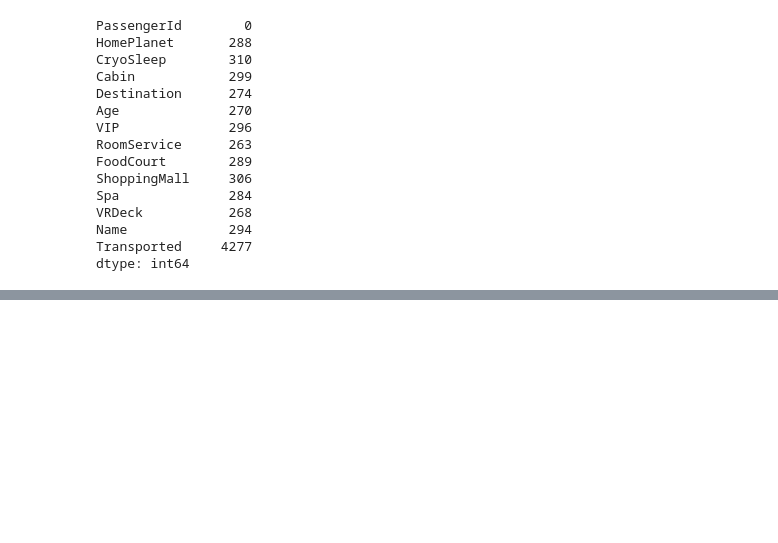
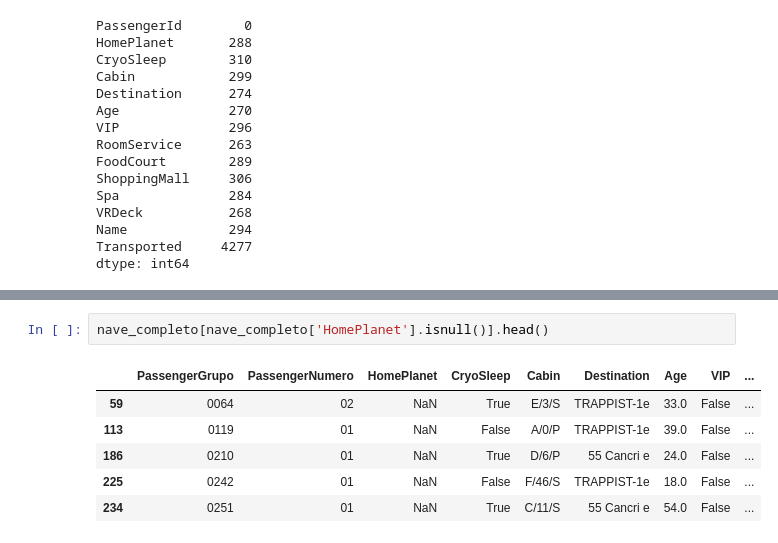
Before and after one commit to JOEMIR-87/KAGGLE_NAVE_TITANIC, a Jupyter notebook: nave_titanic_2.ipynb, the cells around one changed output, grey strips where cells are left out. Drawn from its saved outputs; the diff is of its cells as text; blank space fills up the shorter version.

```diff
--- a/nave_titanic_2.ipynb
+++ b/nave_titanic_2.ipynb
@@ -109,0 +122,9 @@ ValueError: could not convert string to float: 'Europa'
+# %%
+nave_completo[nave_completo['HomePlanet'].isnull()].head()
+# %% [output]
+|  | PassengerGrupo | PassengerNumero | HomePlanet | CryoSleep | Cabin | Destination | Age | VIP | ... |
+| 59 | 0064 | 02 | NaN | True | E/3/S | TRAPPIST-1e | 33.0 | False | ... |
+| 113 | 0119 | 01 | NaN | False | A/0/P | TRAPPIST-1e | 39.0 | False | ... |
+| 186 | 0210 | 01 | NaN | True | D/6/P | 55 Cancri e | 24.0 | False | ... |
+| 225 | 0242 | 01 | NaN | False | F/46/S | TRAPPIST-1e | 18.0 | False | ... |
+| 234 | 0251 | 01 | NaN | True | C/11/S | 55 Cancri e | 54.0 | False | ... |
```
Also changed, not shown: parts of 9 cells of this notebook.
